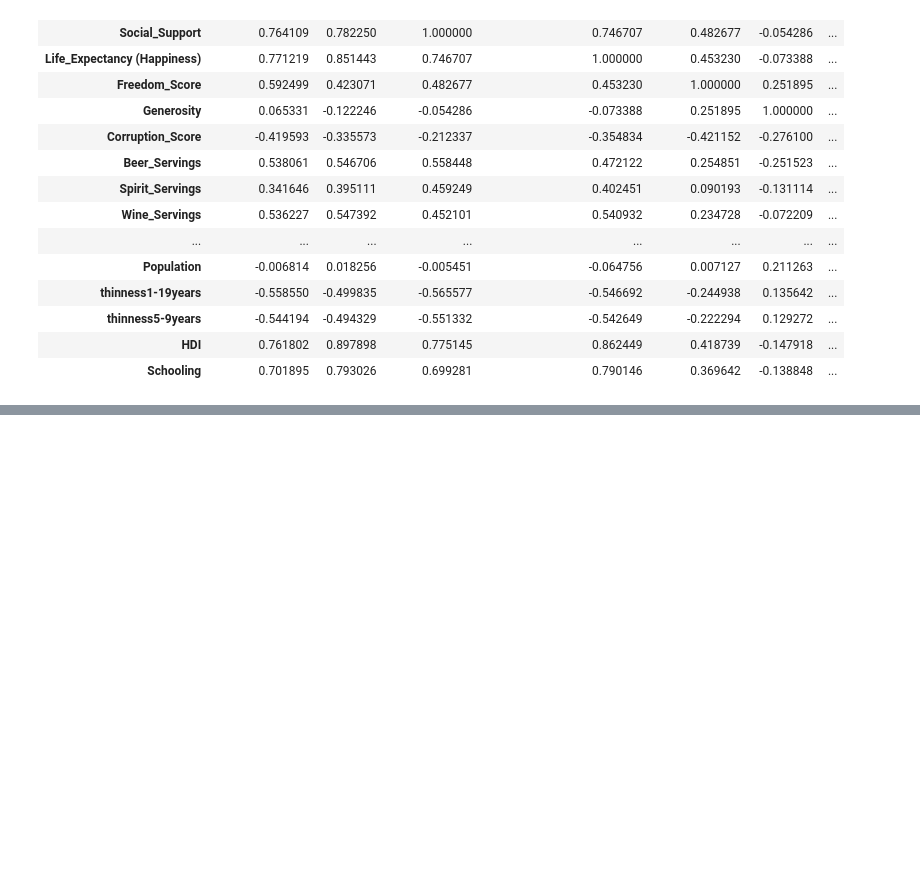
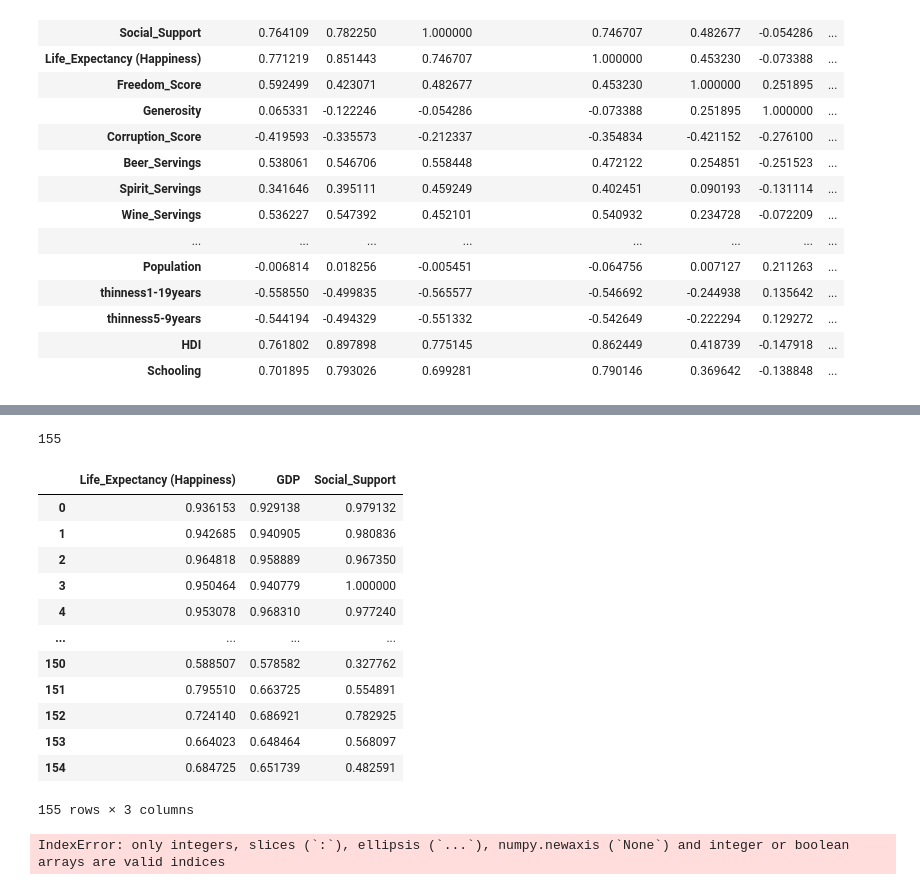
Before and after one commit to staceywai/Final-Project, a Jupyter notebook: Resources/cluster normalized.ipynb, the cells around one changed output, grey strips where cells are left out. Saved outputs shown, nothing was run; the diff lists cells and outputs as text; code cells hidden in the pictures; blank space fills up the shorter version.

Commit message:
cluter error

```diff
--- a/Resources/cluster normalized.ipynb
+++ b/Resources/cluster normalized.ipynb
@@ -111,0 +124,42 @@ data_scaled.corr().style.background_gradient()
+# %%
+columns_int=['Life_Expectancy (Happiness)','GDP', 'Social_Support','HDI','Schooling','Life_Expectancy (LED)']
+X=data_scaled[columns_int[:3]].dropna()
+len(X)
+# %% [output]
+155
+# %%
+X
+# %% [output]
+|  | Life_Expectancy (Happiness) | GDP | Social_Support |
+| 0 | 0.936153 | 0.929138 | 0.979132 |
+| 1 | 0.942685 | 0.940905 | 0.980836 |
+| 2 | 0.964818 | 0.958889 | 0.967350 |
+| 3 | 0.950464 | 0.940779 | 1.000000 |
+| 4 | 0.953078 | 0.968310 | 0.977240 |
+| ... | ... | ... | ... |
+| 150 | 0.588507 | 0.578582 | 0.327762 |
+| 151 | 0.795510 | 0.663725 | 0.554891 |
+| 152 | 0.724140 | 0.686921 | 0.782925 |
+| 153 | 0.664023 | 0.648464 | 0.568097 |
+| 154 | 0.684725 | 0.651739 | 0.482591 |
+155 rows × 3 columns
+# %%
+from sklearn.cluster import KMeans
+import matplotlib.pyplot as plt
+from sklearn.metrics import silhouette_score
+import numpy as np
+# X=df[np.random.choice(columns_int, replace=False, size=3)].dropna()
+X=scaled_data[columns_int].dropna()
+guess_list=[2, 3, 4, 5]
+for each_guess in guess_list:
+    km=KMeans(n_clusters=each_guess)
+    km.fit(X)
+    labels=km.labels_
+    ax=plt.axes(projection='3d')
+    ax.scatter(X.iloc[:, 0], X.iloc[:, 1], X.iloc[:, 2], c=labels)
+    print(f'{X.columns}')
+    print(f'{each_guess} clusters: {silhouette_score(X, labels)}')
+    print(f'{each_guess} clusters: {km.score(X, labels)}')
+    plt.show()
+# %% [output]
+IndexError: only integers, slices (`:`), ellipsis (`...`), numpy.newaxis (`None`) and integer or boolean arrays are valid indices
```
Also changed, not shown: parts of 2 cells of this notebook.
